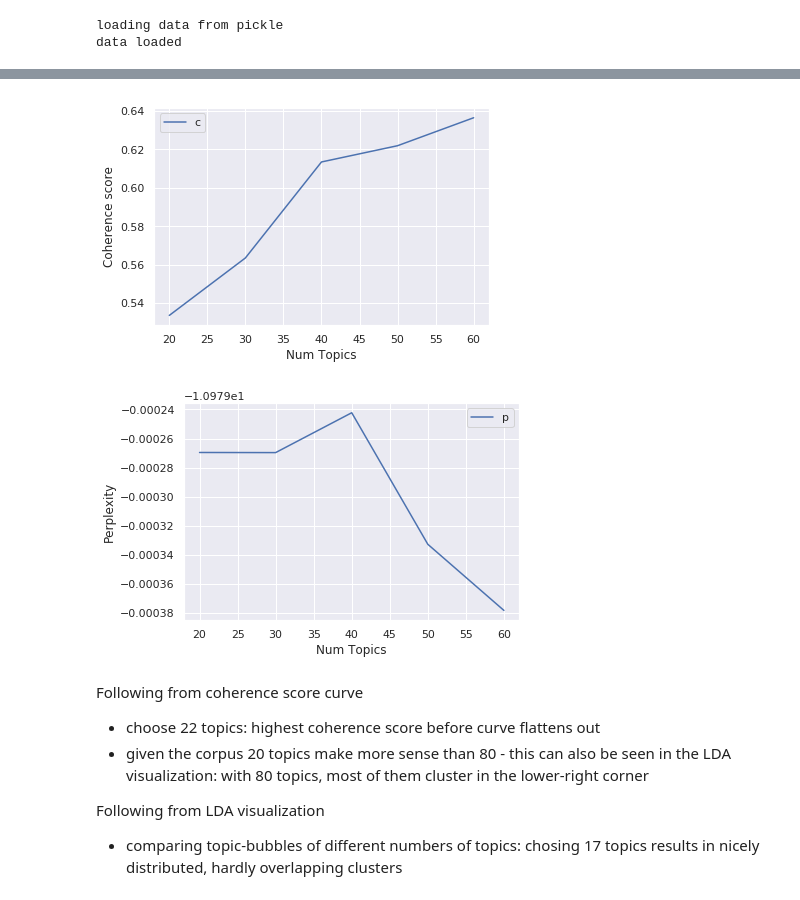
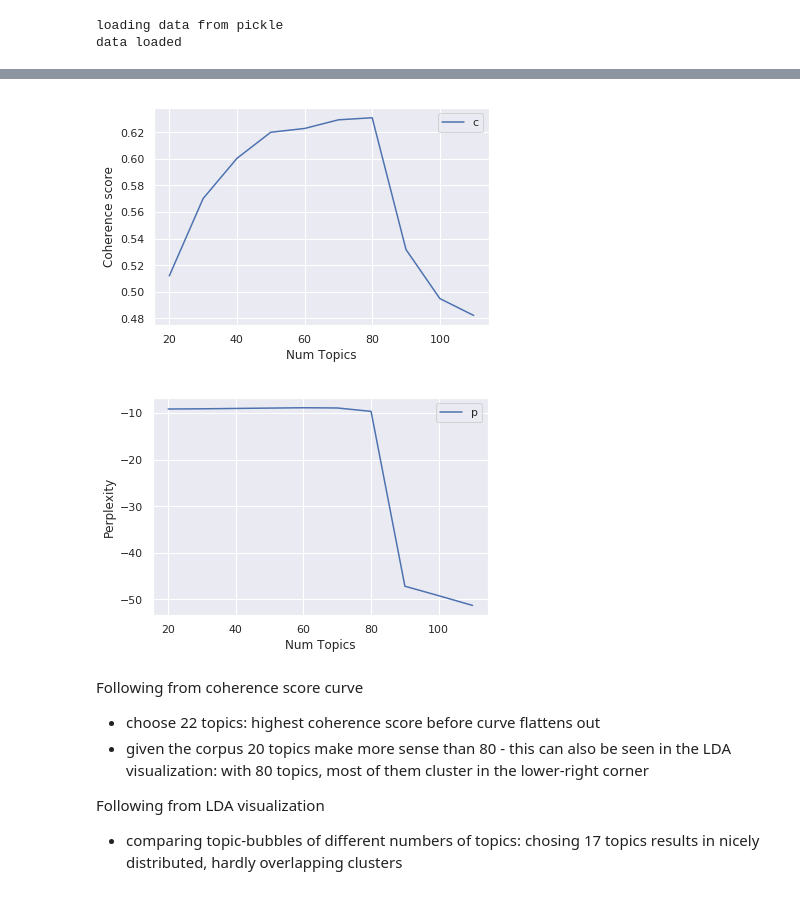
Before and after one commit to FranziSchmitt/Twitter_sentimentanalysis, a Jupyter notebook: Scripts/LDA_nlp_lower_stemmed.ipynb, the cells around one changed output, grey strips where cells are left out. Cells and saved outputs as stored; diff of their text form; code cells hidden in the pictures.

```diff
--- a/Scripts/LDA_nlp_lower_stemmed.ipynb
+++ b/Scripts/LDA_nlp_lower_stemmed.ipynb
@@ -165,5 +92,0 @@ def daily_topifier(df, cv_features, n_topics, n_top_words):
-# %%
-topics = daily_topifier(all_data, cv_features=5000, n_topics=5, n_top_words=5)
-
-topics
-# interesting: afd is very common but does not appear to be a topic
@@ -210,9 +106,9 @@ def keep_tags(text, nlp):
 # %%
-save = True
+save = False
 
-path_com_corpus = '../Data/lda_nop-low-stem_ccorpus.pkl'
-path_corpus = '../Data/lda_nop-low-stem_corpus'
-path_dic = '../Data/lda_nop-low-stem_dic.pkl'
+path_com_corpus = '../Data/lda_nlp_stem_ccorpus.pkl'
+path_corpus = '../Data/lda_nlp_stem_corpus'
+path_dic = '../Data/lda_nlp_stem_dic.pkl'
 
 if save:
     text = all_data.loc[:, 'clean_text'].map(lambda x: x.lower()).map(party_substituter)
@@ -234,11 +130,13 @@ if save:
             print('Took {:.2f} min for {} loops'.format(t1, i))
     print('The entire process took {:.2f} min'.format((time() - tick)/60))
 
-    corpus = filter_function(corpus_full, 10)
+
+    corpus = dict_pruning(corpus_full, 10)
 
     common_dictionary = corpora.Dictionary(corpus, prune_at=100000)
 
     common_corpus = [common_dictionary.doc2bow(row) for row in corpus]
+
 
     with open(path_com_corpus, 'wb') as fid:
         pickle.dump(common_corpus, fid)
@@ -299,7 +209,7 @@ def compute_coherence_values(dictionary, corpus, texts, limit, start=2, step=3):
         model_list.append(model)
         coherencemodel = CoherenceModel(model=model, texts=texts, dictionary=dictionary, coherence='c_v')
         coherence_values.append(coherencemodel.get_coherence())
-        perplexity_values.append(lda.log_perplexity(common_corpus))
+        perplexity_values.append(model.log_perplexity(common_corpus))
     print('Process took {} min'.format((time()-tick)/60))
 
     x = range(start, limit, step)
@@ -315,5 +225,5 @@ def compute_coherence_values(dictionary, corpus, texts, limit, start=2, step=3):
     plt.legend(("perplexity"), loc='best')
     plt.show()
 
-compute_coherence_values(common_dictionary, common_corpus, corpus, limit=70, start=20, step=10)
+compute_coherence_values(common_dictionary, common_corpus, corpus, limit=120, start=20, step=10)
 # %% [output]
@@ -321,5 +232,5 @@ Process took 4.2208055059115095 min
-[figure, old version]
+[figure, new version]
-[figure, old version]
+[figure, new version]
 # %% [markdown]
 Following from coherence score curve
 - choose 22 topics: highest coherence score before curve flattens out
```
Also changed, not shown: parts of 40 cells of this notebook, 10 other files.
